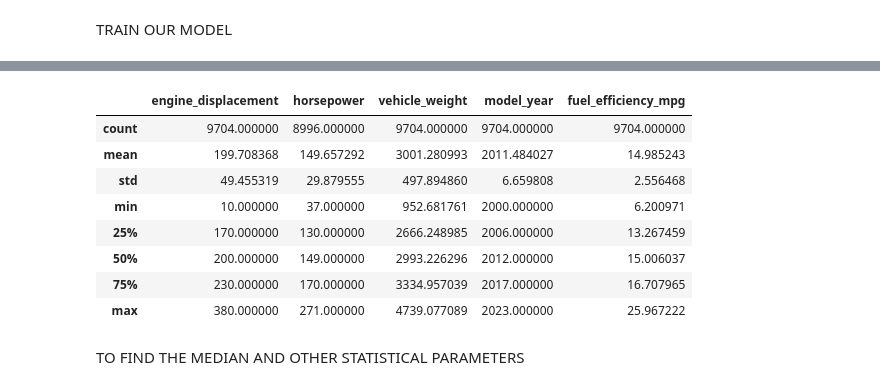
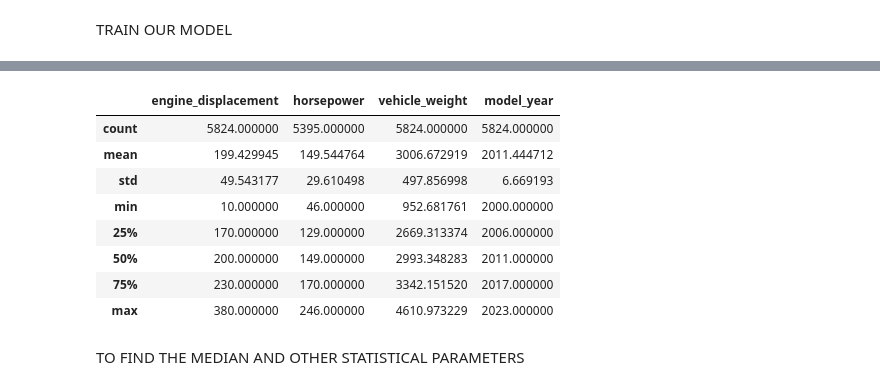
Before and after one commit to comerenna/ML-for-Regression, a Jupyter notebook: reg_analysis.ipynb, the cells around one changed output, grey strips where cells are left out. Saved outputs shown, nothing was run; the diff lists cells and outputs as text; code cells hidden in the pictures.

```diff
--- a/reg_analysis.ipynb
+++ b/reg_analysis.ipynb
@@ -576,15 +568,15 @@ TypeError: 'tuple' object is not callable
 # %%
-df1.describe()
+df1_train.describe()
 # %% [output]
-|  | engine_displacement | horsepower | vehicle_weight | model_year | fuel_efficiency_mpg |
-| count | 9704.000000 | 8996.000000 | 9704.000000 | 9704.000000 | 9704.000000 |
-| mean | 199.708368 | 149.657292 | 3001.280993 | 2011.484027 | 14.985243 |
-| std | 49.455319 | 29.879555 | 497.894860 | 6.659808 | 2.556468 |
-| min | 10.000000 | 37.000000 | 952.681761 | 2000.000000 | 6.200971 |
-| 25% | 170.000000 | 130.000000 | 2666.248985 | 2006.000000 | 13.267459 |
-| 50% | 200.000000 | 149.000000 | 2993.226296 | 2012.000000 | 15.006037 |
-| 75% | 230.000000 | 170.000000 | 3334.957039 | 2017.000000 | 16.707965 |
-| max | 380.000000 | 271.000000 | 4739.077089 | 2023.000000 | 25.967222 |
+|  | engine_displacement | horsepower | vehicle_weight | model_year |
+| count | 5824.000000 | 5395.000000 | 5824.000000 | 5824.000000 |
+| mean | 199.429945 | 149.544764 | 3006.672919 | 2011.444712 |
+| std | 49.543177 | 29.610498 | 497.856998 | 6.669193 |
+| min | 10.000000 | 46.000000 | 952.681761 | 2000.000000 |
+| 25% | 170.000000 | 129.000000 | 2669.313374 | 2006.000000 |
+| 50% | 200.000000 | 149.000000 | 2993.348283 | 2011.000000 |
+| 75% | 230.000000 | 170.000000 | 3342.151520 | 2017.000000 |
+| max | 380.000000 | 246.000000 | 4610.973229 | 2023.000000 |
 # %% [markdown]
 TO FIND THE MEDIAN AND OTHER STATISTICAL PARAMETERS
 # %%
```
Also changed, not shown: parts of 7 cells of this notebook.
